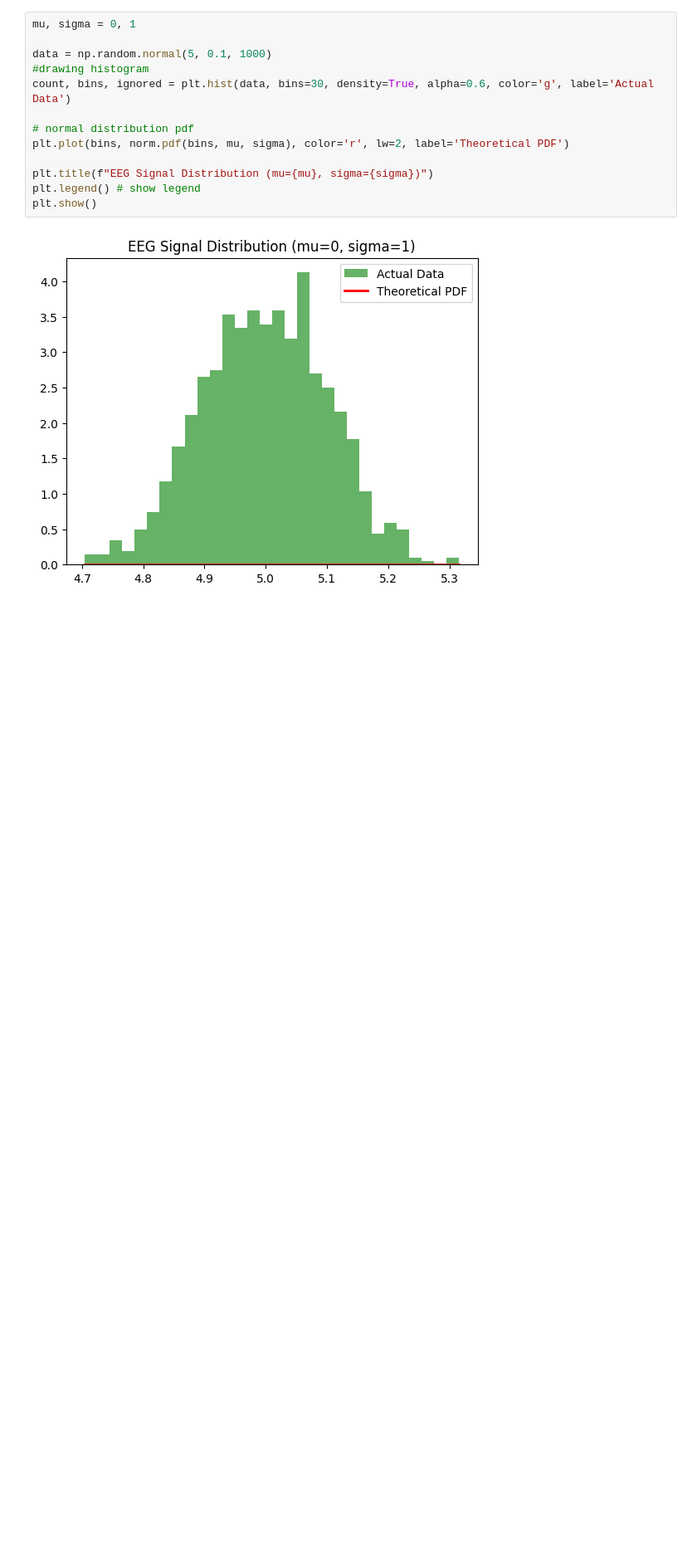
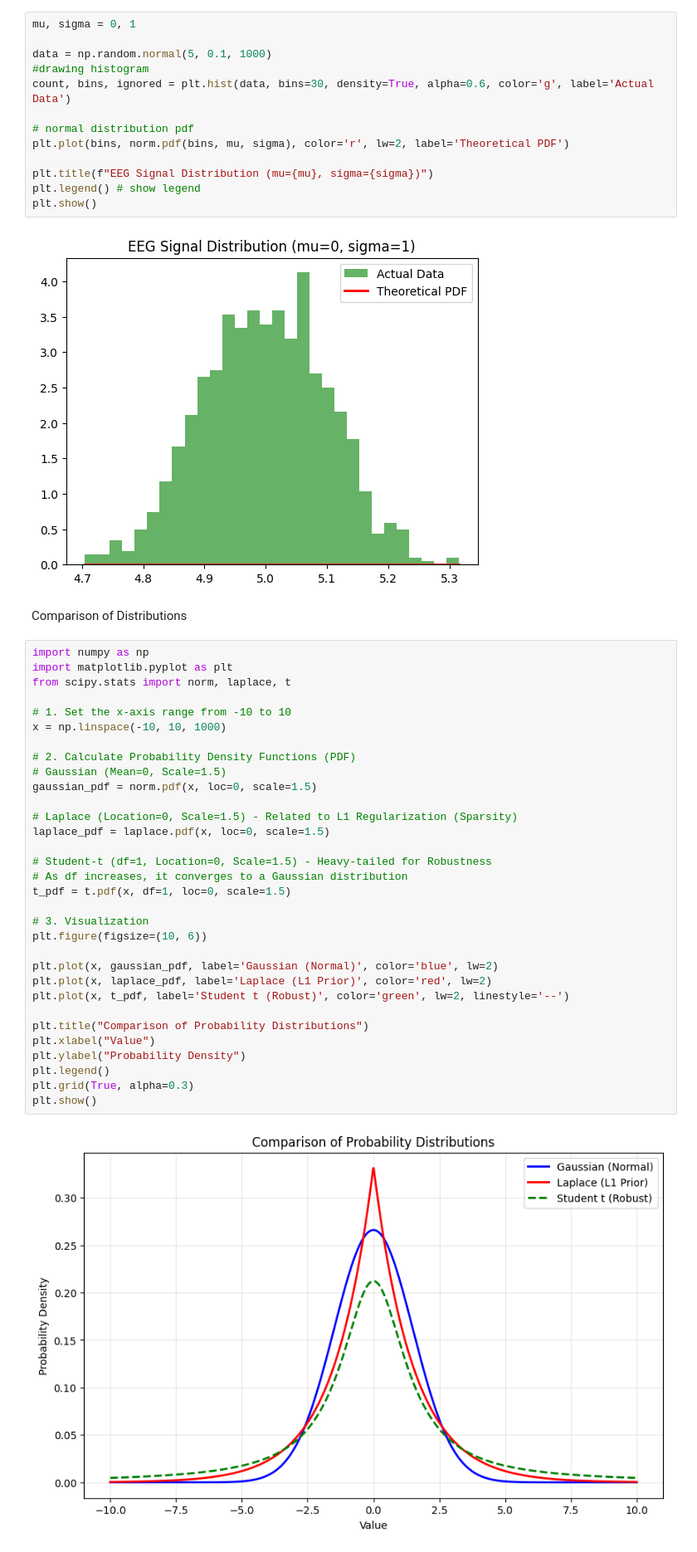
Before and after one commit to sousky-j/ML_study, a Jupyter notebook: 260215.ipynb, the cells around one changed output. Shown at 83% size. Cells and saved outputs as stored; diff of their text form; blank space fills up the shorter version.

Commit message:
[260215:mod] add comparison of distributions

```diff
--- a/260215.ipynb
+++ b/260215.ipynb
@@ -47,3 +49,39 @@ plt.legend() # show legend
 plt.show()
 # %% [output]
 [figure]
+# %% [markdown]
+Comparison of Distributions
+# %%
+import numpy as np
+import matplotlib.pyplot as plt
+from scipy.stats import norm, laplace, t
+
+# 1. Set the x-axis range from -10 to 10
+x = np.linspace(-10, 10, 1000)
+
+# 2. Calculate Probability Density Functions (PDF)
+# Gaussian (Mean=0, Scale=1.5)
+gaussian_pdf = norm.pdf(x, loc=0, scale=1.5)
+
+# Laplace (Location=0, Scale=1.5) - Related to L1 Regularization (Sparsity)
+laplace_pdf = laplace.pdf(x, loc=0, scale=1.5)
+
+# Student-t (df=1, Location=0, Scale=1.5) - Heavy-tailed for Robustness
+# As df increases, it converges to a Gaussian distribution
+t_pdf = t.pdf(x, df=1, loc=0, scale=1.5)
+
+# 3. Visualization
+plt.figure(figsize=(10, 6))
+
+plt.plot(x, gaussian_pdf, label='Gaussian (Normal)', color='blue', lw=2)
+plt.plot(x, laplace_pdf, label='Laplace (L1 Prior)', color='red', lw=2)
+plt.plot(x, t_pdf, label='Student t (Robust)', color='green', lw=2, linestyle='--')
+
+plt.title("Comparison of Probability Distributions")
+plt.xlabel("Value")
+plt.ylabel("Probability Density")
+plt.legend()
+plt.grid(True, alpha=0.3)
+plt.show()
+# %% [output]
+[figure, added]
```
Also changed, not shown: parts of 1 cell of this notebook.
